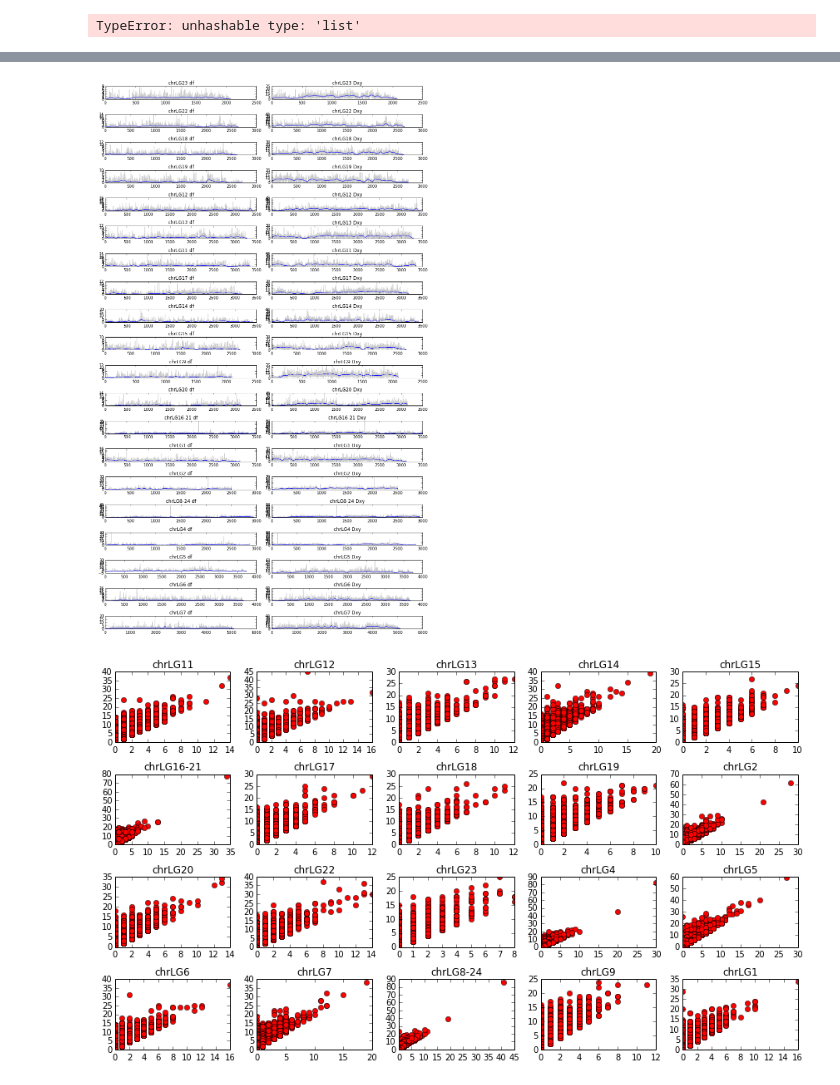
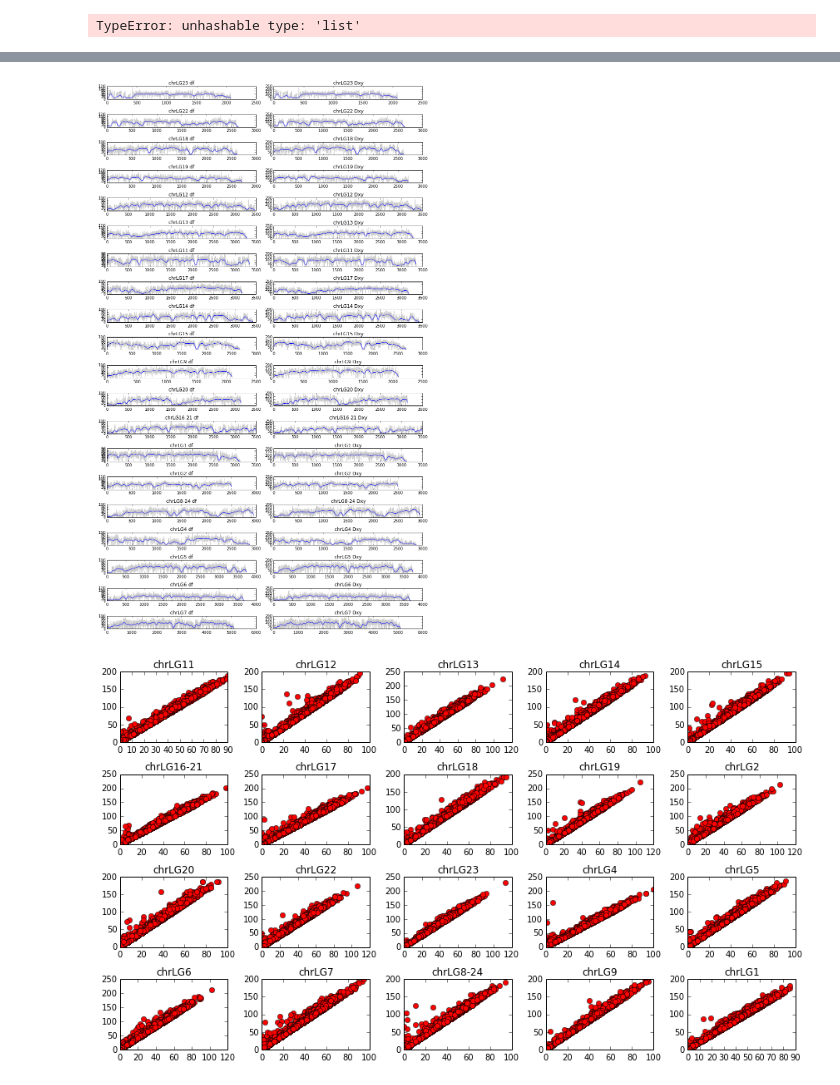
Before and after one commit to dodtlim/ulakes, a Jupyter notebook: ulakes.ipynb, the cells around one changed output, grey strips where cells are left out. Cells and saved outputs as stored; diff of their text form; code cells hidden in the pictures.

Commit message:
df and dxy for Victora, Kivu and Mweru

```diff
--- a/ulakes.ipynb
+++ b/ulakes.ipynb
@@ -203,16 +203,14 @@ import csv
 block_size = 10000
 size_cut   = 2e7
 
-#vcf_reader = vcf.Reader(open('SNPs_only.kivu.vcf.gz', 'rb'))
-vcf_reader = vcf.Reader(open('/home/russell/fish/talapia/SNPs_only.kivu.vcf', 'rb'))
+#vcf_reader = vcf.Reader(open('/home/russell/fish/talapia/SNPs_only.kivu.vcf', 'rb'))
+#vcf_reader = vcf.Reader(open('/home/russell/fish/talapia/SNPs_only.victora.vcf', 'rb'))
+vcf_reader = vcf.Reader(open('/home/russell/fish/talapia/SNPs_only.mweru.vcf', 'rb'))
 
 contig_lengths = {}
 for contig in vcf_reader.contigs :
     length = vcf_reader.contigs[contig].length
     contig_lengths[contig] = length
-
-
-
 
 #plot(sorted(contig_lengths.values()))
 #axhline(size_cut,color='black')
@@ -264,16 +274,22 @@ for n,contig in enumerate(mycontigs.keys()) :
     plot(data)
     title(contig + ' ' + 'Dxy')
 tight_layout()
+
+savefig( 'mweru_df_dxy.png', format='png', dpi=100 )
+savefig( 'mweru_df_dxy.pdf', format='pdf', dpi=100 )
 # %% [output]
-[figure, old version]
+[figure, new version]
 # %%
 figsize(12,7)
 
 for n,c in enumerate(bigcontigs) :
     subplot(4,5,n)
     title(c)
     plot(mycontigs[c]['df'],mycontigs[c]['dxy'],'ro')
 tight_layout()
+
+savefig( 'mweru_df_vs_dxy.png', format='png', dpi=100 )
+savefig( 'mweru_df_vs_dxy.pdf', format='pdf', dpi=100 )
 # %% [output]
-[figure, old version]
+[figure, new version]
 # %%
```
Also changed, not shown: parts of 2 cells of this notebook, 16 other files.
